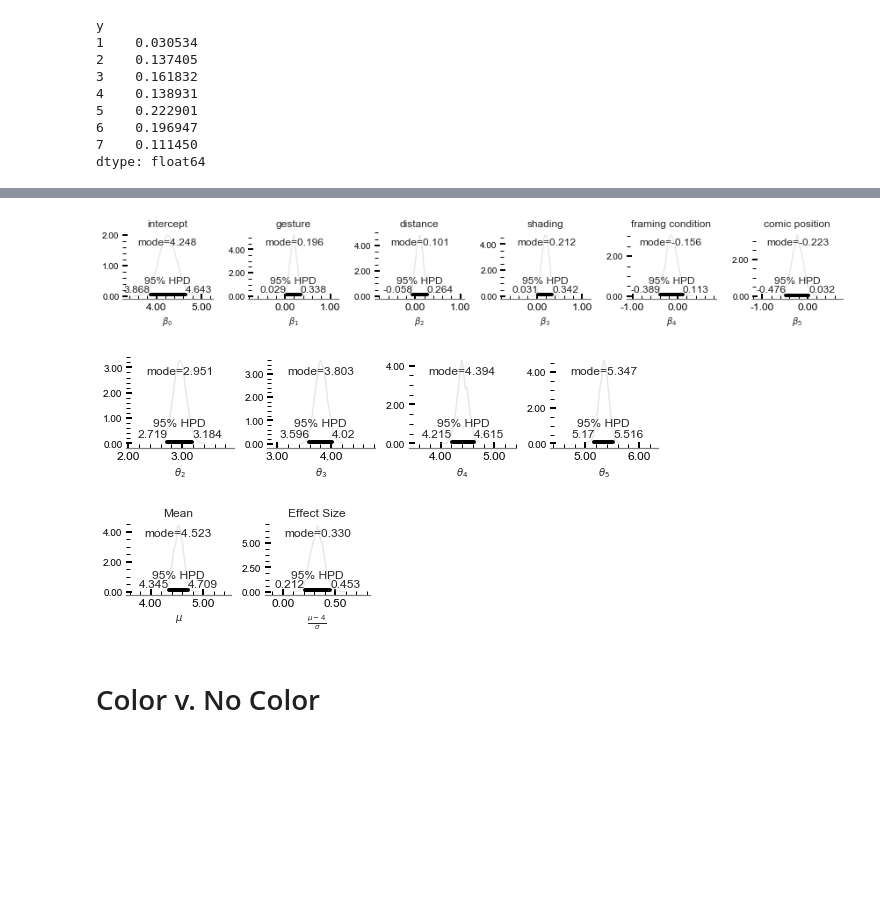
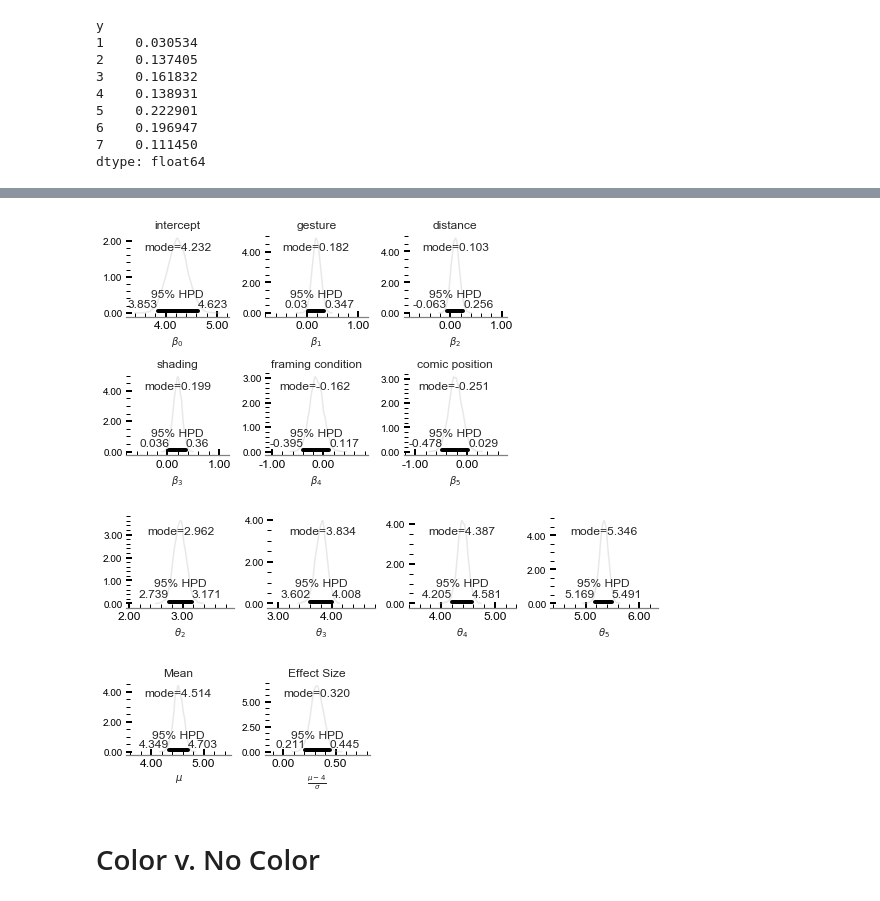
Before and after one commit to CrowdDynamicsLab/ComicPersuasion, a Jupyter notebook: Paper Draft/LaTeX/hari-code/ordinal prediction.ipynb, the cells around one changed output, grey strips where cells are left out. Cells and saved outputs as stored; diff of their text form; code cells hidden in the pictures; blank space fills up the shorter version.

```diff
--- a/Paper Draft/LaTeX/hari-code/ordinal prediction.ipynb
+++ b/Paper Draft/LaTeX/hari-code/ordinal prediction.ipynb
@@ -316,12 +326,12 @@ mu_mean = np.mean(mu, axis=1)
 center = 4
 n_m = (mu_mean - center) / sigma
 
-NRows = 1  # change based on the number of parameters
-NCols = 6
+NRows = 2  # change based on the number of parameters
+NCols = 3
 sb.set_style("white")
 fig, axs = sb.mpl.pyplot.subplots(NRows,
                                   NCols)  #### change on changing parameters
-fig.set_size_inches(NCols * 2, 2)
+fig.set_size_inches(NCols * 2, NRows*2)
 
 # Plot posteriors
 pm.plot_posterior(
@@ -329,68 +339,67 @@ pm.plot_posterior(
     point_estimate='mode',
     kde_plot='True',
     color='0.75',
-    ax=axs[0],
+    ax=axs[0,0],
     text_size=12)
 pm.plot_posterior(
     beta[:, 0],
     point_estimate='mode',
     kde_plot='True',
     color='0.75',
-    ax=axs[1],
+    ax=axs[0,1],
     text_size=12)
 pm.plot_posterior(
     beta[:, 1],
     point_estimate='mode',
     kde_plot='True',
     color='0.75',
-    ax=axs[2],
+    ax=axs[0,2],
     text_size=12)
 pm.plot_posterior(
     beta[:, 2],
     point_estimate='mode',
     kde_plot='True',
     color='0.75',
-    ax=axs[3],
+    ax=axs[1,0],
     text_size=12)
 pm.plot_posterior(
     beta[:, 3],
     point_estimate='mode',
     kde_plot='True',
     color='0.75',
-    ax=axs[4],
+    ax=axs[1,1],
     text_size=12)
 pm.plot_posterior(
     beta[:, 4],
     point_estimate='mode',
     kde_plot='True',
     color='0.75',
-    ax=axs[5],
+    ax=axs[1,2],
     text_size=12)
 
 beta_vars = [
     'intercept', 'gesture', 'distance', 'shading', 'framing condition',
     'comic position'
 ]
-for j in range(NCols):
-    z = axs[j]
-    #     z.set_xlabel("") # no individual labels
-    #     z.set_ylabel("")
-    s = "$\\beta_{{{0}}}$".format(j)
-    z.set_xlabel(s)
-    z.set_title("{0}".format(beta_vars[j]))
-    if j==0:
-        center = beta0.mean()
-    else:
-        center = beta[:,j-1].mean()
-    z.set_xlim([center-1, center+1])
+for j in range(NRows):
+    for i in range(NCols):
+        z = axs[j,i]
+        s = "$\\beta_{{{0}}}$".format(j*NCols+i)
+        z.set_xlabel(s)
+        z.set_title("{0}".format(beta_vars[j*NCols+i]))
+        if (j*NCols+i)==0:
+            center = beta0.mean()
+        else:
+            center = beta[:,j*NCols+i-1].mean()
+        z.set_xlim([center-1, center+1])
 
-    z.xaxis.set_major_formatter(FormatStrFormatter('%.2f'))
-    z.yaxis.set_major_formatter(FormatStrFormatter('%.2f'))
-    z.tick_params(direction='in', length=6, width=2, colors='k', which='major')
-    z.tick_params(direction='in', length=4, width=1, colors='k', which='minor')
-    z.xaxis.set_ticks_position('bottom')
-    z.yaxis.set_ticks_position('left')
-    z.minorticks_on()
+        z.xaxis.set_major_formatter(FormatStrFormatter('%.2f'))
+        z.yaxis.set_major_formatter(FormatStrFormatter('%.2f'))
+        z.tick_params(direction='in', length=6, width=2, colors='k', which='major')
+        z.tick_params(direction='in', length=4, width=1, colors='k', which='minor')
+        z.xaxis.set_ticks_position('bottom')
+        z.yaxis.set_ticks_position('left')
+        z.minorticks_on()
 
 fig.tight_layout()
 
@@ -484,35 +493,35 @@ axs2[0].set_xlabel(r'$\mu$')
 
 axs2[1].set_title(r"Effect Size")
 axs2[1].set_xlim([n_m.mean()-0.5, n_m.mean()+0.5])
 axs2[1].set_xlabel(r'$\frac{\mu -4}{\sigma}$')
 
 axs2[0].xaxis.set_major_formatter(FormatStrFormatter('%.2f'))
 axs2[0].yaxis.set_major_formatter(FormatStrFormatter('%.2f'))
 axs2[0].tick_params(direction='in', length=6, width=2, colors='k', which='major')
 axs2[0].tick_params(direction='in', length=4, width=1, colors='k', which='minor')
 axs2[0].xaxis.set_ticks_position('bottom')
 axs2[0].yaxis.set_ticks_position('left')
 axs2[0].minorticks_on()
 
 axs2[1].xaxis.set_major_formatter(FormatStrFormatter('%.2f'))
 axs2[1].yaxis.set_major_formatter(FormatStrFormatter('%.2f'))
 axs2[1].tick_params(direction='in', length=6, width=2, colors='k', which='major')
 axs2[1].tick_params(direction='in', length=4, width=1, colors='k', which='minor')
 axs2[1].xaxis.set_ticks_position('bottom')
 axs2[1].yaxis.set_ticks_position('left')
 axs2[1].minorticks_on()
 
 fig2.tight_layout()
 fig2.savefig("mean_effect, posterior, main experiment, cauchy.pdf")
 
 # for title, label, ax in zip(['Intercept', 'Year', 'Length'],
 #                             [r'$\beta_{0}$', r'$\beta_{1}$', r'$\beta_{2}$'],
 #                             [ax2, ax3, ax4]):
 #     ax.set_title(title, fontdict=f_dict)
 #     ax.set_xlabel(label, fontdict=f_dict)
 # %% [output]
-[figure, old version]
+[figure, new version]
-[figure, old version]
+[figure, new version]
 [figure]
 # %% [markdown]
 # Color v. No Color
```
Also changed, not shown: parts of 8 cells of this notebook, 11 other files.
